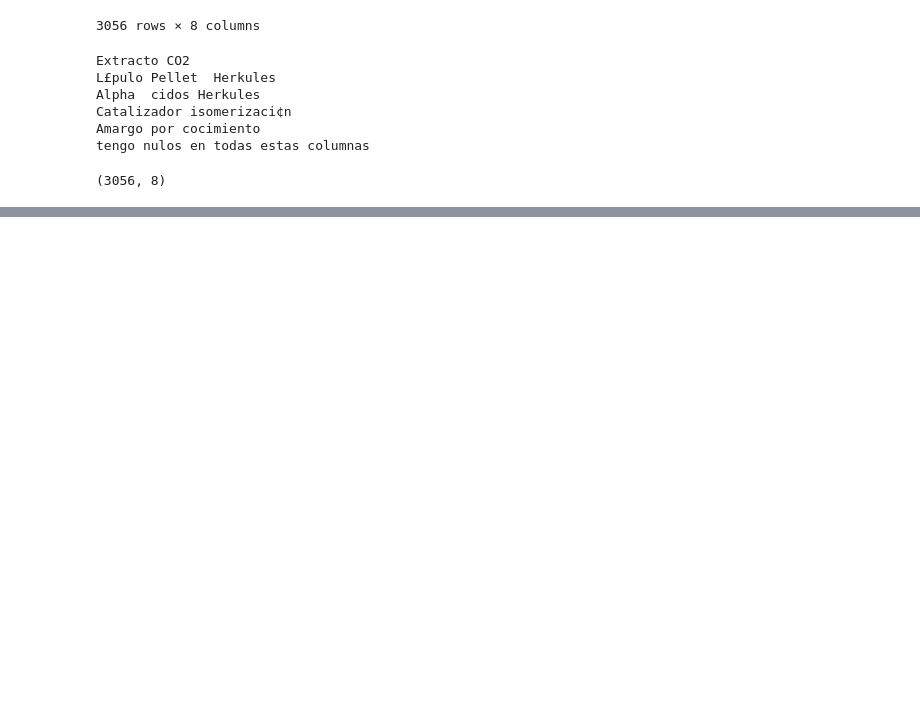
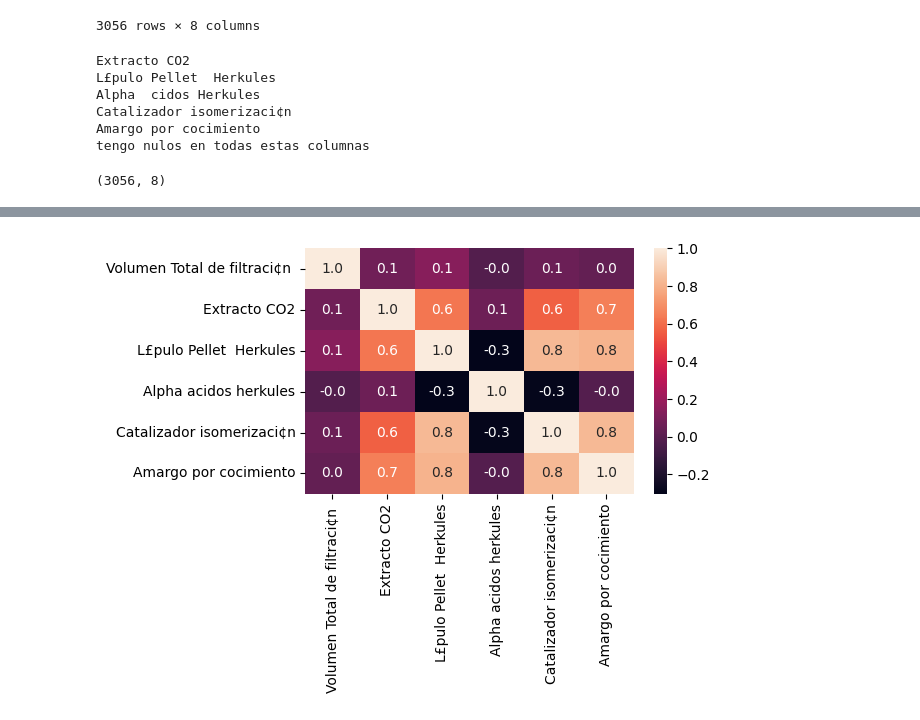
Before and after one commit to 19Juan/Bitterness, a Jupyter notebook: src/explore.ipynb, the cells around one changed output, grey strips where cells are left out. Saved outputs shown, nothing was run; the diff lists cells and outputs as text; code cells hidden in the pictures; blank space fills up the shorter version.

```diff
--- a/src/explore.ipynb
+++ b/src/explore.ipynb
@@ -106,0 +228,11 @@ plt.show()
+# %%
+#Ahora análisis numérico categórico.
+#Factorizo la variable categórica.
+# no factorizo la categórica porque el random forest no necesita todo numérico
+df['Marca'] = pd.factorize(df['Marca'])[0]
+
+sns.heatmap(df[['Volumen Total de filtraci¢n ','Extracto CO2','L£pulo Pellet  Herkules','Alpha acidos herkules','Catalizador isomerizaci¢n','Amargo por cocimiento']].corr(), annot=True,fmt='.1f')
+plt.tight_layout()
+plt.show()
+# %% [output]
+[figure, added]
```
Also changed, not shown: parts of 29 cells of this notebook, 2 other files.
